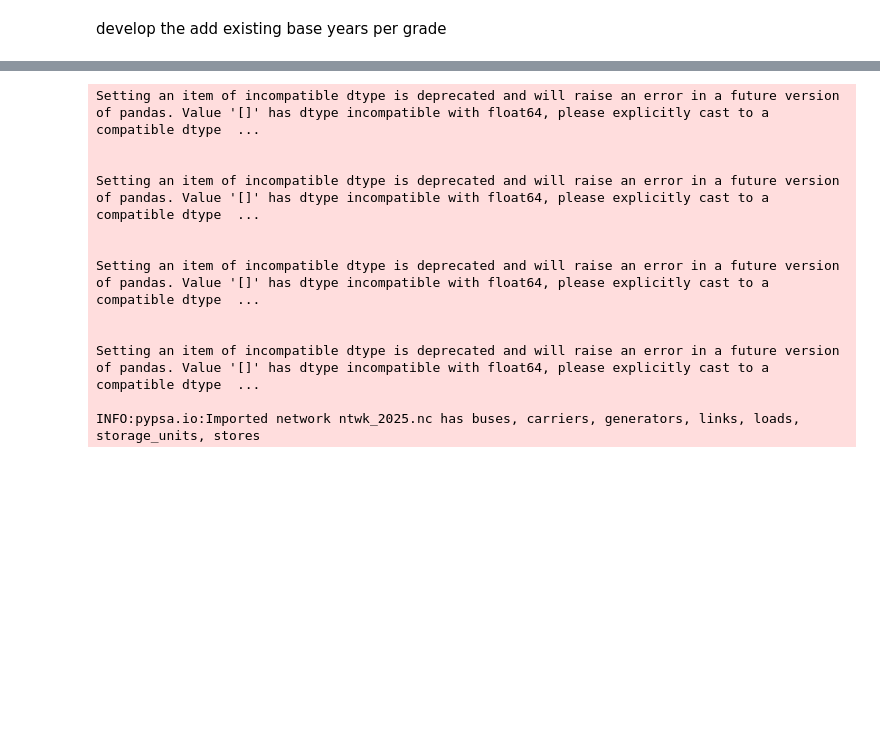
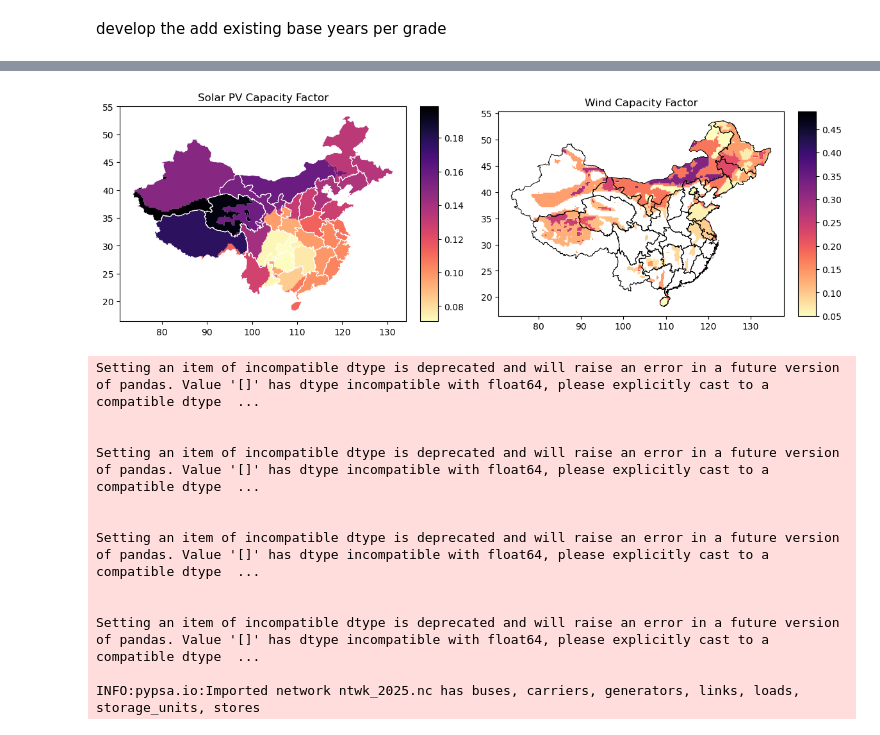
Before and after one commit to pik-piam/PyPSA-China-PIK, a Jupyter notebook: workflow/notebooks/dev-brownfield_grades_vre.ipynb, the cells around one changed output, grey strips where cells are left out. Cells and saved outputs as stored; diff of their text form; code cells hidden in the pictures; blank space fills up the shorter version.

Commit message:
add plotting

```diff
--- a/workflow/notebooks/dev-brownfield_grades_vre.ipynb
+++ b/workflow/notebooks/dev-brownfield_grades_vre.ipynb
@@ -31,3 +30,38 @@ import pandas as pd
+# %%
+target = os.path.join(root_dir, "resources/derived_data/cutout_China-2020c/solar_regions_by_class_min_cf_delta0.02_n2.geojson")
+spv = gpd.read_file(target)
+wind = gpd.read_file(os.path.join(root_dir, "resources/derived_data/cutout_China-2020c/onwind_regions_by_class_min_cf_delta0.07_n3.geojson"))
+# %%
+from mpl_toolkits.axes_grid1 import make_axes_locatable
+
+fig, ax = plt.subplots(1, 2,figsize=(12, 5))
+# Adjust colorbar to fit the subplot height
+
+divider = make_axes_locatable(ax[0])
+cax = divider.append_axes("right", size="5%", pad=-0.3)
+spv.plot("cf", cmap="magma_r", legend=True, edgecolor=None, linewidth=2, ax=ax[0], cax=cax)
+spv.dissolve("bus").plot(edgecolor="white", facecolor="none", linewidth=0.7, ax=ax[0])
+ax[0].set_title("Solar PV Capacity Factor")
+
+divider2 = make_axes_locatable(ax[1])
+cax2 = divider2.append_axes("right", size="5%", pad=-0.3)
+
+wind[wind.cf>0.02].plot(
+    "cf",
+    cmap="magma_r",
+    legend=True,
+    edgecolor=None,
+    linewidth=2,
+    ax=ax[1],
+    cax=cax2,
+    vmin=0.05,
+    missing_kwds={"color": "white"}
+)
+wind.dissolve("bus").plot(edgecolor="black", facecolor="none", linewidth=0.7, ax=ax[1])
+ax[1].set_title("Wind Capacity Factor")
+fig.tight_layout()
+# %% [output]
+[figure, added]
 # %%
 if "snakemake" not in globals():
     snakemake = mock_snakemake(
```
Also changed, not shown: parts of 2 cells of this notebook.
